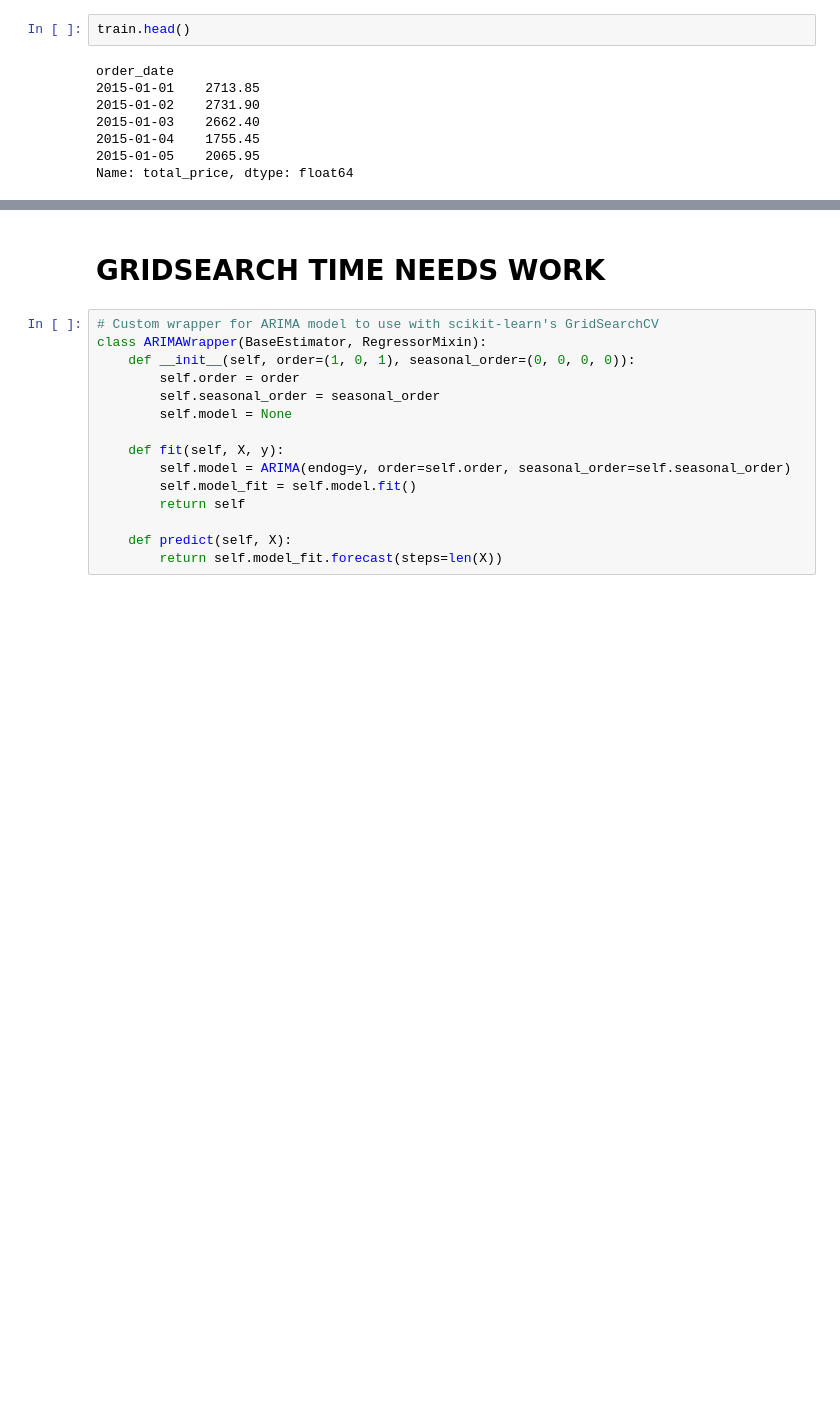
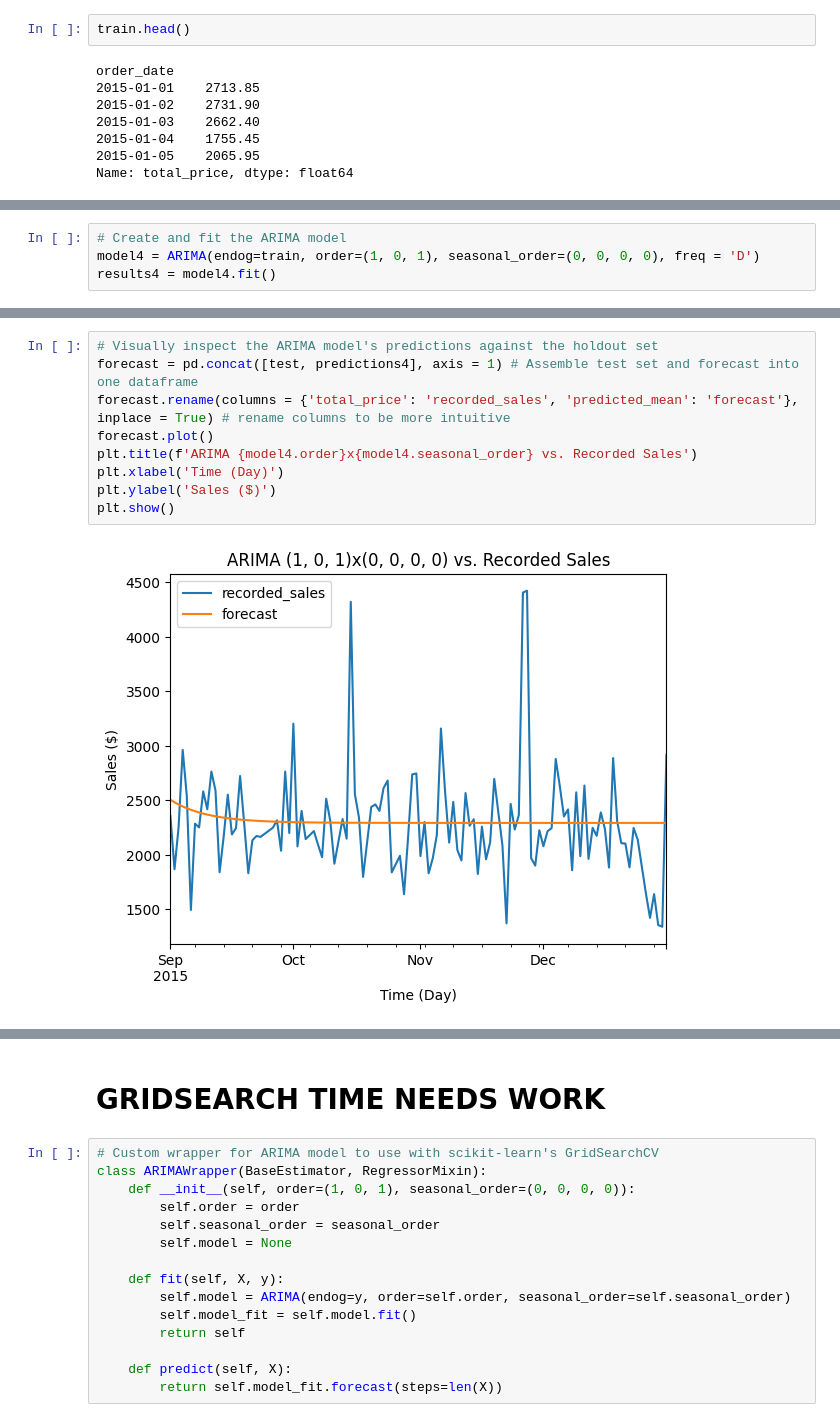
Before and after one commit to Caveexplorer/Kitchen-Sales-Forecasting, a Jupyter notebook: kitchen_sales_forecasting_modeling.ipynb, the cells around one changed output, grey strips where cells are left out. Drawn from its saved outputs; the diff is of its cells as text; blank space fills up the shorter version.

```diff
--- a/kitchen_sales_forecasting_modeling.ipynb
+++ b/kitchen_sales_forecasting_modeling.ipynb
@@ -54,0 +174,4 @@ Name: total_price, dtype: float64
+# %%
+# Create and fit the ARIMA model
+model4 = ARIMA(endog=train, order=(1, 0, 1), seasonal_order=(0, 0, 0, 0), freq = 'D')
+results4 = model4.fit()
@@ -54,0 +189,11 @@ Name: total_price, dtype: float64
+# %%
+# Visually inspect the ARIMA model's predictions against the holdout set
+forecast = pd.concat([test, predictions4], axis = 1) # Assemble test set and forecast into one dataframe
+forecast.rename(columns = {'total_price': 'recorded_sales', 'predicted_mean': 'forecast'}, inplace = True) # rename columns to be more intuitive
+forecast.plot()
+plt.title(f'ARIMA {model4.order}x{model4.seasonal_order} vs. Recorded Sales')
+plt.xlabel('Time (Day)')
+plt.ylabel('Sales ($)')
+plt.show()
+# %% [output]
+[figure, added]
```
Also changed, not shown: parts of 58 cells of this notebook.
